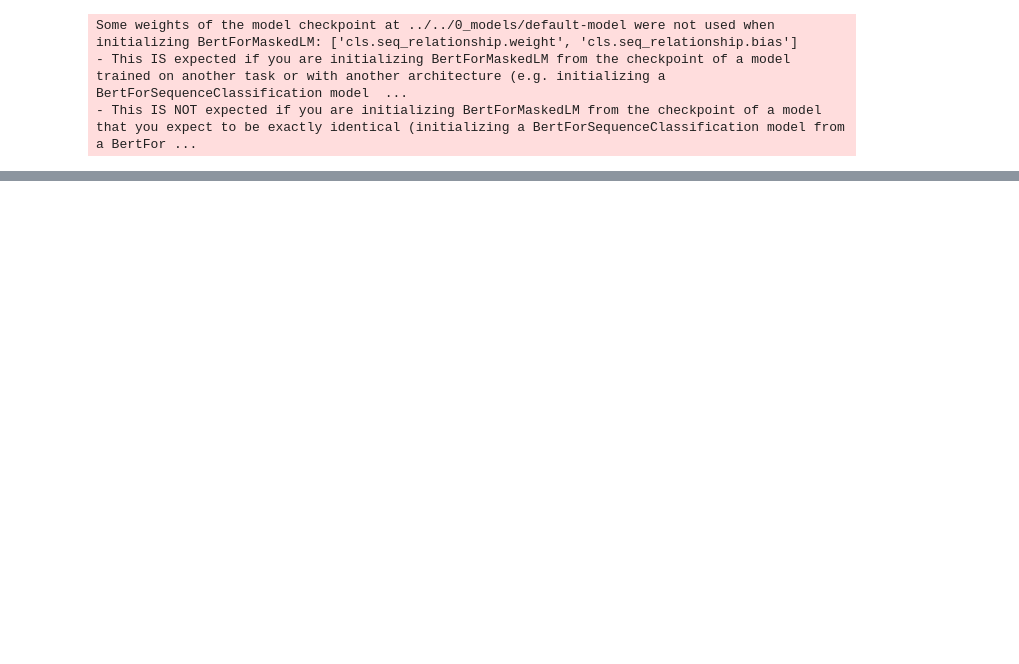
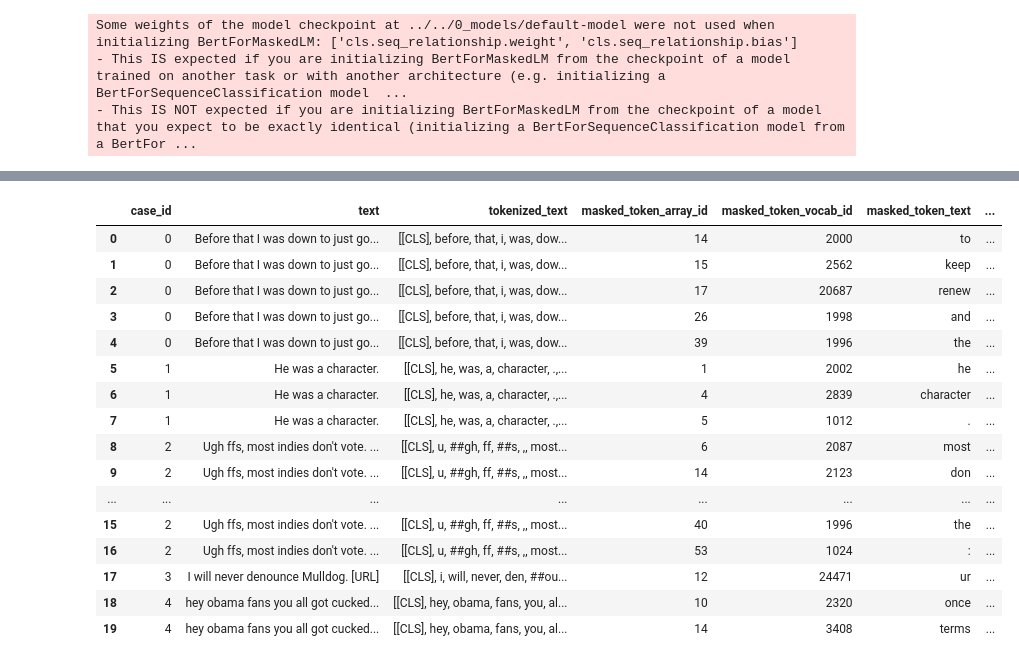
Before and after one commit to paul-rottger/gab-language-change, a Jupyter notebook: Z_old/mlm_predict_format.ipynb, the cells around one changed output, grey strips where cells are left out. Saved outputs shown, nothing was run; the diff lists cells and outputs as text; code cells hidden in the pictures; blank space fills up the shorter version.

```diff
--- a/Z_old/mlm_predict_format.ipynb
+++ b/Z_old/mlm_predict_format.ipynb
@@ -117,0 +124,20 @@ out_df.to_csv("test.csv", index=False)
+# %%
+out_df.head(20)
+# %% [output]
+|  | case_id | text | tokenized_text | masked_token_array_id | masked_token_vocab_id | masked_token_text | ... |
+| 0 | 0 | Before that I was down to just go... | [[CLS], before, that, i, was, dow... | 14 | 2000 | to | ... |
+| 1 | 0 | Before that I was down to just go... | [[CLS], before, that, i, was, dow... | 15 | 2562 | keep | ... |
+| 2 | 0 | Before that I was down to just go... | [[CLS], before, that, i, was, dow... | 17 | 20687 | renew | ... |
+| 3 | 0 | Before that I was down to just go... | [[CLS], before, that, i, was, dow... | 26 | 1998 | and | ... |
+| 4 | 0 | Before that I was down to just go... | [[CLS], before, that, i, was, dow... | 39 | 1996 | the | ... |
+| 5 | 1 | He was a character. | [[CLS], he, was, a, character, .,... | 1 | 2002 | he | ... |
+| 6 | 1 | He was a character. | [[CLS], he, was, a, character, .,... | 4 | 2839 | character | ... |
+| 7 | 1 | He was a character. | [[CLS], he, was, a, character, .,... | 5 | 1012 | . | ... |
+| 8 | 2 | Ugh ffs, most indies don't vote. ... | [[CLS], u, ##gh, ff, ##s, ,, most... | 6 | 2087 | most | ... |
+| 9 | 2 | Ugh ffs, most indies don't vote. ... | [[CLS], u, ##gh, ff, ##s, ,, most... | 14 | 2123 | don | ... |
+| ... | ... | ... | ... | ... | ... | ... | ... |
+| 15 | 2 | Ugh ffs, most indies don't vote. ... | [[CLS], u, ##gh, ff, ##s, ,, most... | 40 | 1996 | the | ... |
+| 16 | 2 | Ugh ffs, most indies don't vote. ... | [[CLS], u, ##gh, ff, ##s, ,, most... | 53 | 1024 | : | ... |
+| 17 | 3 | I will never denounce Mulldog. [URL] | [[CLS], i, will, never, den, ##ou... | 12 | 24471 | ur | ... |
+| 18 | 4 | hey obama fans you all got cucked... | [[CLS], hey, obama, fans, you, al... | 10 | 2320 | once | ... |
+| 19 | 4 | hey obama fans you all got cucked... | [[CLS], hey, obama, fans, you, al... | 14 | 3408 | terms | ... |
```
Also changed, not shown: parts of 3 cells of this notebook, 1 other file.
